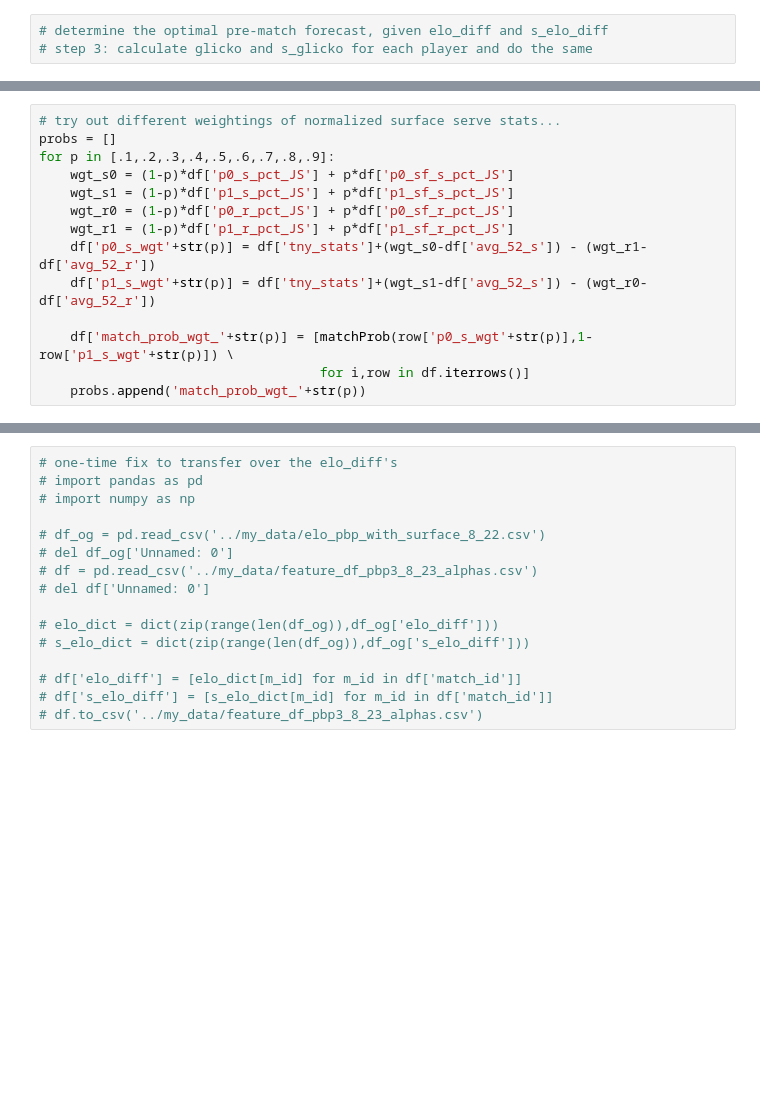
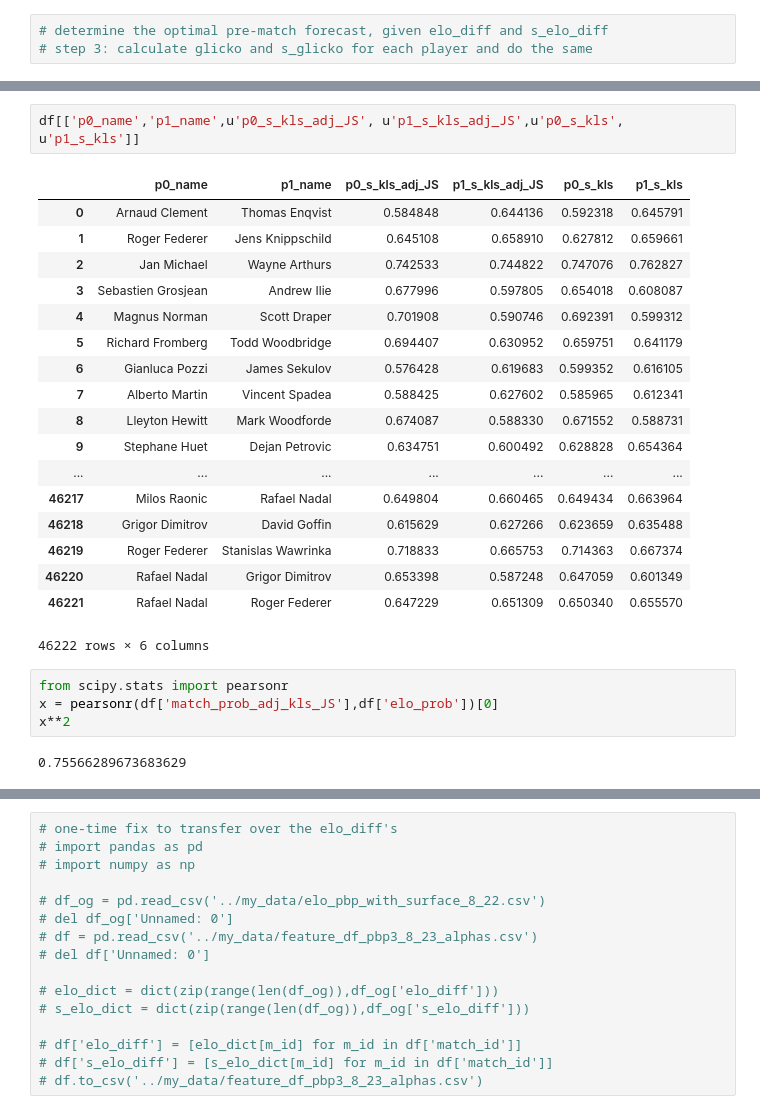
Before and after one commit to jgollub1/pbp_explorations, a Jupyter notebook: Elo Forecasting.ipynb, the cells around one changed output, grey strips where cells are left out. Cells and saved outputs as stored; diff of their text form; blank space fills up the shorter version.

```diff
--- a/Elo Forecasting.ipynb
+++ b/Elo Forecasting.ipynb
@@ -40,14 +29,0 @@ dtype: float64
-# %%
-# try out different weightings of normalized surface serve stats...
-probs = []
-for p in [.1,.2,.3,.4,.5,.6,.7,.8,.9]:
-    wgt_s0 = (1-p)*df['p0_s_pct_JS'] + p*df['p0_sf_s_pct_JS']
-    wgt_s1 = (1-p)*df['p1_s_pct_JS'] + p*df['p1_sf_s_pct_JS']
-    wgt_r0 = (1-p)*df['p0_r_pct_JS'] + p*df['p0_sf_r_pct_JS']
-    wgt_r1 = (1-p)*df['p1_r_pct_JS'] + p*df['p1_sf_r_pct_JS']
-    df['p0_s_wgt'+str(p)] = df['tny_stats']+(wgt_s0-df['avg_52_s']) - (wgt_r1-df['avg_52_r'])
-    df['p1_s_wgt'+str(p)] = df['tny_stats']+(wgt_s1-df['avg_52_s']) - (wgt_r0-df['avg_52_r'])
-
-    df['match_prob_wgt_'+str(p)] = [matchProb(row['p0_s_wgt'+str(p)],1-row['p1_s_wgt'+str(p)]) \
-                                    for i,row in df.iterrows()]
-    probs.append('match_prob_wgt_'+str(p))
@@ -67,0 +49,27 @@ print df.shape
+# %%
+df[['p0_name','p1_name',u'p0_s_kls_adj_JS', u'p1_s_kls_adj_JS',u'p0_s_kls', u'p1_s_kls']]
+# %% [output]
+|  | p0_name | p1_name | p0_s_kls_adj_JS | p1_s_kls_adj_JS | p0_s_kls | p1_s_kls |
+| 0 | Arnaud Clement | Thomas Enqvist | 0.584848 | 0.644136 | 0.592318 | 0.645791 |
+| 1 | Roger Federer | Jens Knippschild | 0.645108 | 0.658910 | 0.627812 | 0.659661 |
+| 2 | Jan Michael | Wayne Arthurs | 0.742533 | 0.744822 | 0.747076 | 0.762827 |
+| 3 | Sebastien Grosjean | Andrew Ilie | 0.677996 | 0.597805 | 0.654018 | 0.608087 |
+| 4 | Magnus Norman | Scott Draper | 0.701908 | 0.590746 | 0.692391 | 0.599312 |
+| 5 | Richard Fromberg | Todd Woodbridge | 0.694407 | 0.630952 | 0.659751 | 0.641179 |
+| 6 | Gianluca Pozzi | James Sekulov | 0.576428 | 0.619683 | 0.599352 | 0.616105 |
+| 7 | Alberto Martin | Vincent Spadea | 0.588425 | 0.627602 | 0.585965 | 0.612341 |
+| 8 | Lleyton Hewitt | Mark Woodforde | 0.674087 | 0.588330 | 0.671552 | 0.588731 |
+| 9 | Stephane Huet | Dejan Petrovic | 0.634751 | 0.600492 | 0.628828 | 0.654364 |
+| ... | ... | ... | ... | ... | ... | ... |
+| 46217 | Milos Raonic | Rafael Nadal | 0.649804 | 0.660465 | 0.649434 | 0.663964 |
+| 46218 | Grigor Dimitrov | David Goffin | 0.615629 | 0.627266 | 0.623659 | 0.635488 |
+| 46219 | Roger Federer | Stanislas Wawrinka | 0.718833 | 0.665753 | 0.714363 | 0.667374 |
+| 46220 | Rafael Nadal | Grigor Dimitrov | 0.653398 | 0.587248 | 0.647059 | 0.601349 |
+| 46221 | Rafael Nadal | Roger Federer | 0.647229 | 0.651309 | 0.650340 | 0.655570 |
+46222 rows × 6 columns
+# %%
+from scipy.stats import pearsonr
+x = pearsonr(df['match_prob_adj_kls_JS'],df['elo_prob'])[0]
+x**2
+# %% [output]
+0.75566289673683629
```
Also changed, not shown: parts of 26 cells of this notebook, 23 other files.
